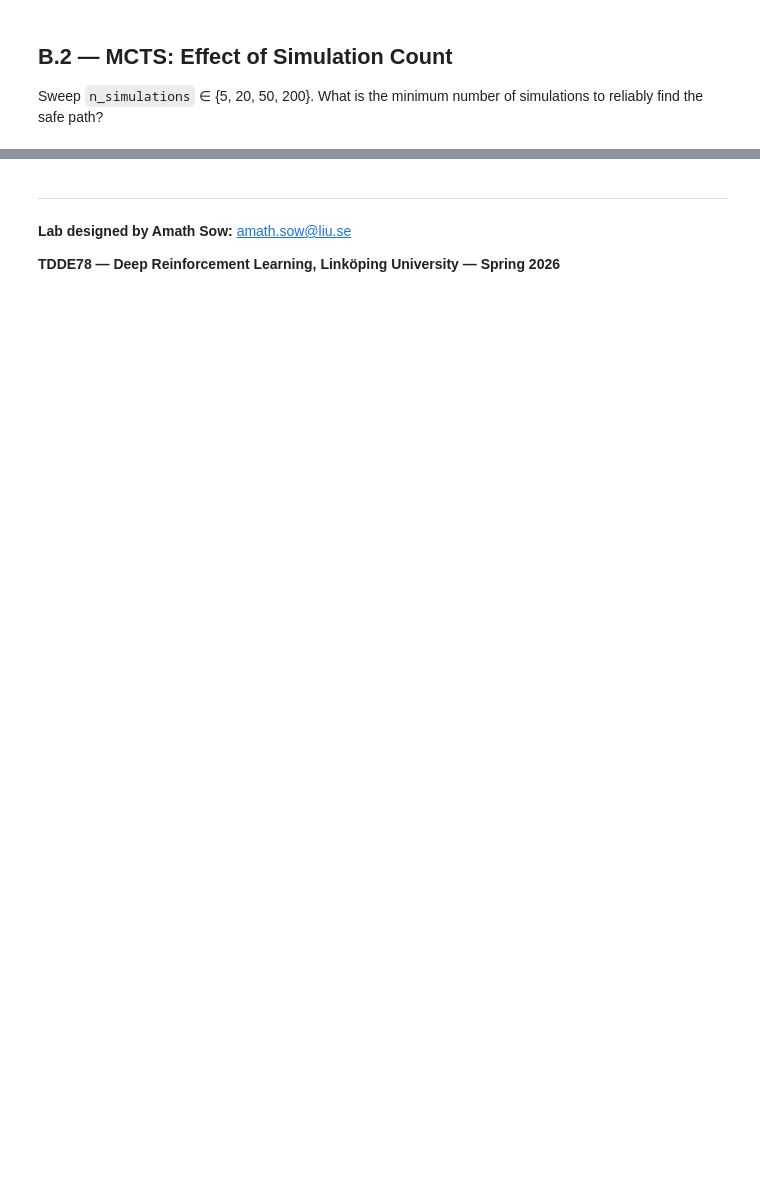
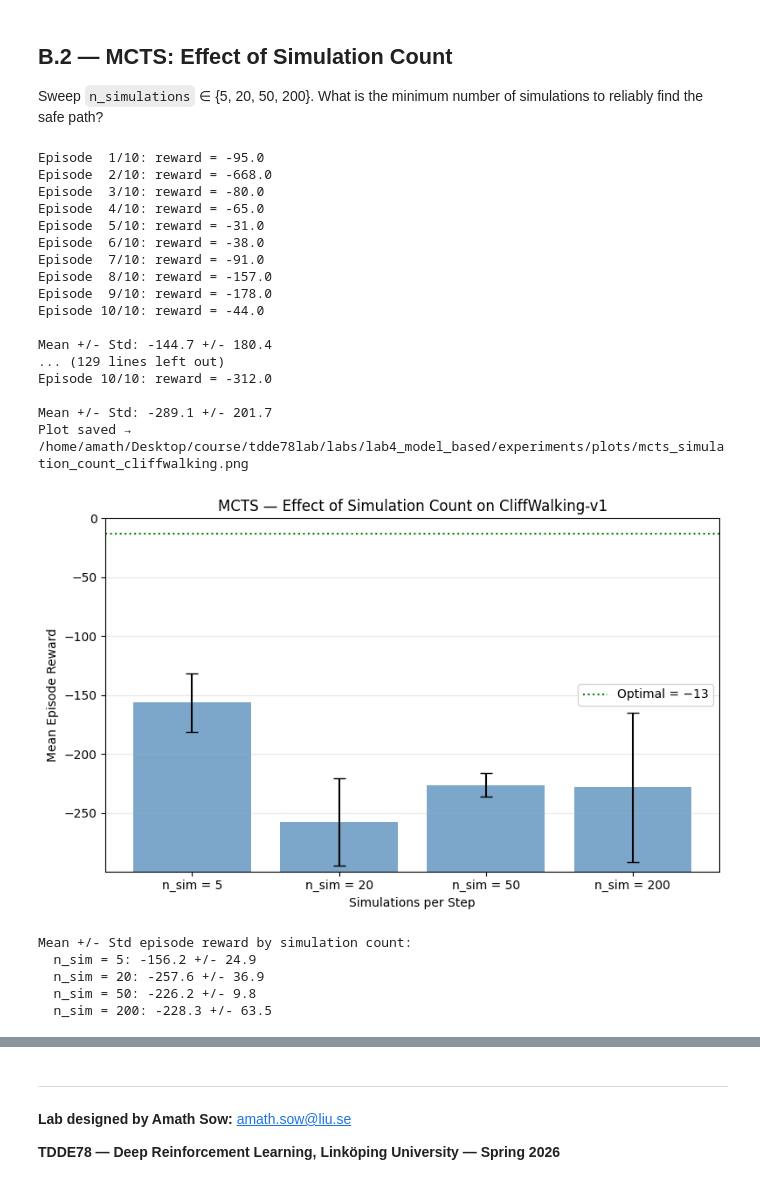
Before and after one commit to tiantian-l/tdde78, a Jupyter notebook: labs/lab4_model_based/solution/lab4_mb_solution.ipynb, the cells around one changed output, grey strips where cells are left out. Saved outputs shown, nothing was run; the diff lists cells and outputs as text; code cells hidden in the pictures; blank space fills up the shorter version.

```diff
--- a/labs/lab4_model_based/solution/lab4_mb_solution.ipynb
+++ b/labs/lab4_model_based/solution/lab4_mb_solution.ipynb
@@ -545,33 +664,65 @@ What is the minimum number of simulations to reliably find the safe path?
 # %%
 sim_counts = [5, 20, 50, 200]
 seeds_mcts = [0, 1, 2]
 
 mcts_results = {}
 for n in sim_counts:
     episode_lists = []
     for s in seeds_mcts:
         ep_rewards = evaluate_mcts(env_name=ENV_NAME, n_simulations=n,
                                    depth=30, num_episodes=10, seed=s * 100)
         episode_lists.append(ep_rewards)
     mcts_results[f'n_sim = {n}'] = episode_lists
 
 labels = list(mcts_results.keys())
 means  = [np.mean([np.mean(ep) for ep in runs]) for runs in mcts_results.values()]
 stds   = [np.std( [np.mean(ep) for ep in runs]) for runs in mcts_results.values()]
 
+# Anchor bars at a baseline below the worst value so they grow upward:
+# taller bar = closer to 0 = better performance.
+y_bot   = min(m - s for m, s in zip(means, stds)) - 5
+heights = [m - y_bot for m in means]
+
 fig, ax = plt.subplots(figsize=(8, 5))
-ax.bar(labels, means, yerr=stds, capsize=5, color='steelblue', alpha=0.7)
-ax.axhline(-13, color='green', linestyle=':', label='Optimal = -13')
-ax.set_ylabel('Mean Episode Reward'); ax.set_xlabel('Simulations per Step')
+ax.bar(labels, heights, bottom=y_bot, yerr=stds, capsize=5,
+       color='steelblue', alpha=0.7)
+ax.axhline(-13, color='green', linestyle=':', label='Optimal = −13')
+ax.set_ylim(y_bot, 0)
+ax.set_ylabel('Mean Episode Reward')
+ax.set_xlabel('Simulations per Step')
 ax.set_title('MCTS — Effect of Simulation Count on CliffWalking-v1')
 ax.legend(); ax.grid(True, alpha=0.3, axis='y')
 plt.tight_layout()
 _save_plot(fig, 'MCTS Simulation Count CliffWalking', EXPERIMENTS_DIR)
 plt.show()
 
 print('Mean +/- Std episode reward by simulation count:')
 for k, (m, s) in zip(labels, zip(means, stds)):
     print(f'  {k}: {m:.1f} +/- {s:.1f}')
+# %% [output]
+Episode  1/10: reward = -95.0
+Episode  2/10: reward = -668.0
+Episode  3/10: reward = -80.0
+Episode  4/10: reward = -65.0
+Episode  5/10: reward = -31.0
+Episode  6/10: reward = -38.0
+Episode  7/10: reward = -91.0
+Episode  8/10: reward = -157.0
+Episode  9/10: reward = -178.0
+Episode 10/10: reward = -44.0
+
+Mean +/- Std: -144.7 +/- 180.4
+... (129 lines left out)
+Episode 10/10: reward = -312.0
+
+Mean +/- Std: -289.1 +/- 201.7
+Plot saved → /home/amath/Desktop/course/tdde78lab/labs/lab4_model_based/experiments/plots/mcts_simulation_count_cliffwalking.png
+[figure, added]
+Mean +/- Std episode reward by simulation count:
+  n_sim = 5: -156.2 +/- 24.9
+  n_sim = 20: -257.6 +/- 36.9
+  n_sim = 50: -226.2 +/- 9.8
+  n_sim = 200: -228.3 +/- 63.5
 # %% [markdown]
 ---
 
```
Also changed, not shown: parts of 11 cells of this notebook, 9 other files.
